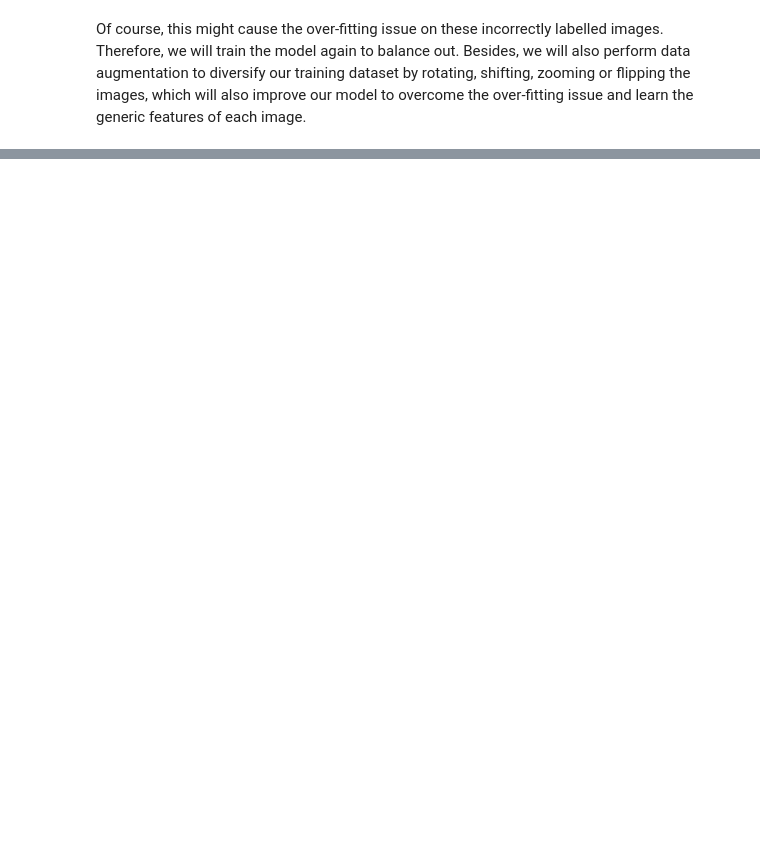
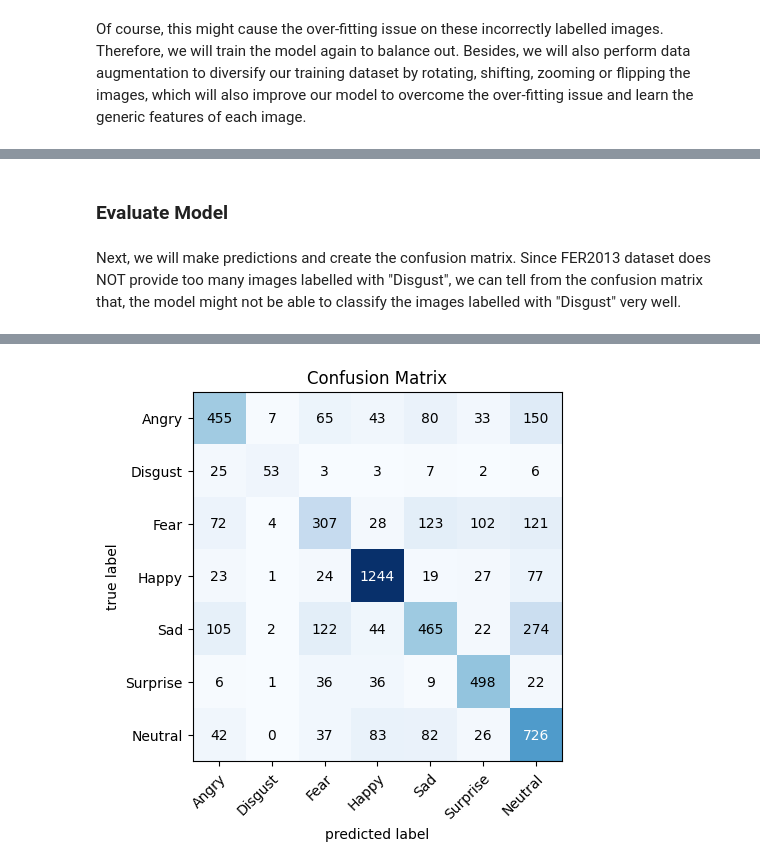
Before and after one commit to nishamghimire5/AGE-GENDER-EMOTION-DECTION, a Jupyter notebook: emotion.ipynb, the cells around one changed output, grey strips where cells are left out. Saved outputs shown, nothing was run; the diff lists cells and outputs as text; code cells hidden in the pictures; blank space fills up the shorter version.

Commit message:
model evaluation

```diff
--- a/emotion.ipynb
+++ b/emotion.ipynb
@@ -436,0 +446,23 @@ Epoch 10/100
+# %% [markdown]
+### Evaluate Model
+# %% [markdown]
+Next, we will make predictions and create the confusion matrix. Since FER2013 dataset does NOT provide too many images labelled with "Disgust", we can tell from the confusion matrix that, the model might not be able to classify the images labelled with "Disgust" very well.
+# %%
+!pip install -U mlxtend > /dev/null 2>&1
+
+from mlxtend.plotting import plot_confusion_matrix
+from sklearn.metrics import confusion_matrix
+
+# Make predictions
+predictions = cnn_model.predict(x_test)
+y_predict = numpy.argmax(predictions, axis=1)
+
+# Create confusion matrix
+conf_matrix = confusion_matrix(y_test, y_predict)
+
+# Display confusion matrix
+class_names = ['Angry', 'Disgust', 'Fear', 'Happy', 'Sad', 'Surprise', 'Neutral']
+fig, ax = plot_confusion_matrix(conf_mat=conf_matrix, class_names=class_names)
+plt.title('Confusion Matrix')
+plt.show()
+# %% [output]
@@ -436,0 +470 @@ Epoch 10/100
+[figure, added]
```
Also changed, not shown: parts of 3 cells of this notebook.
